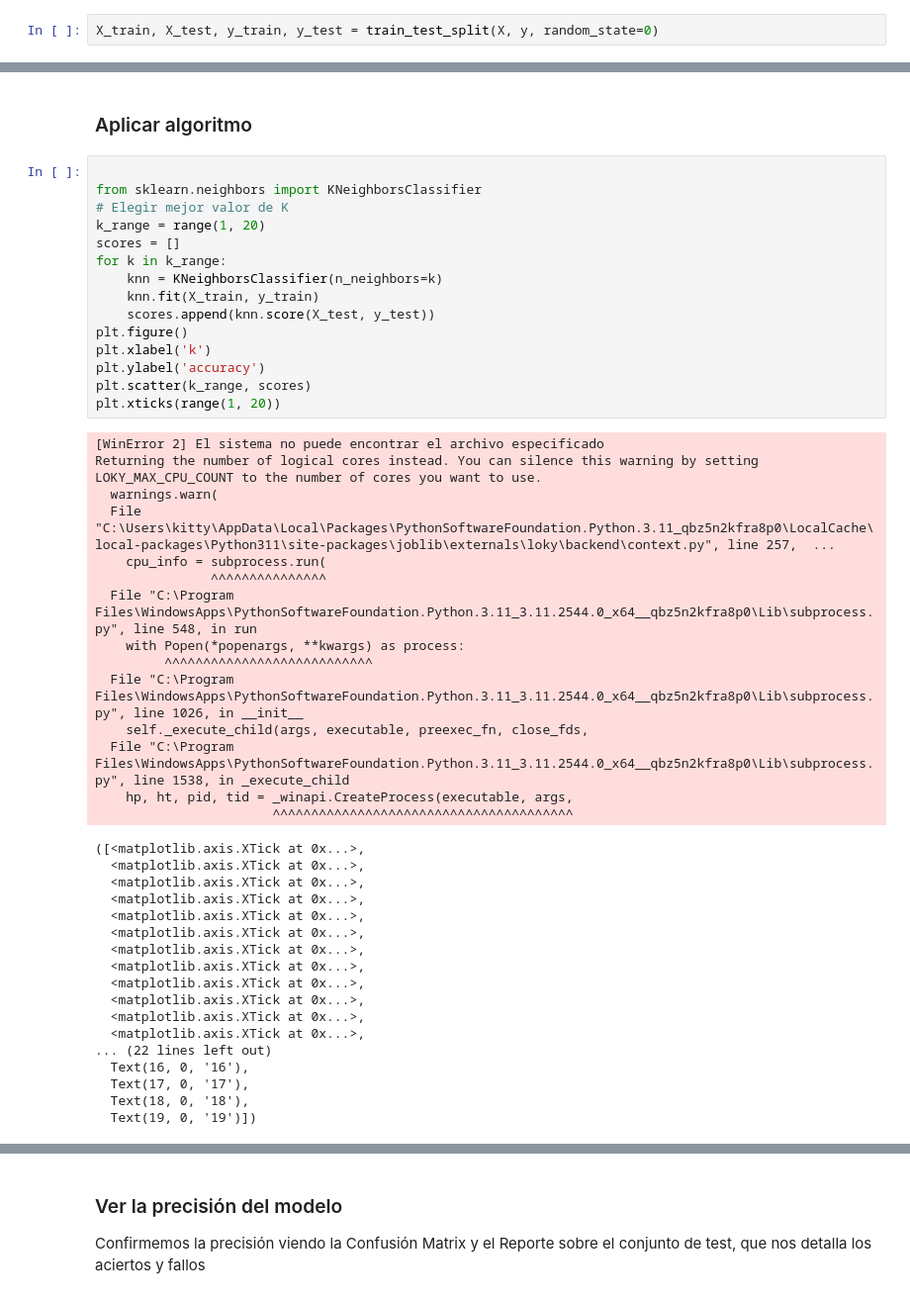
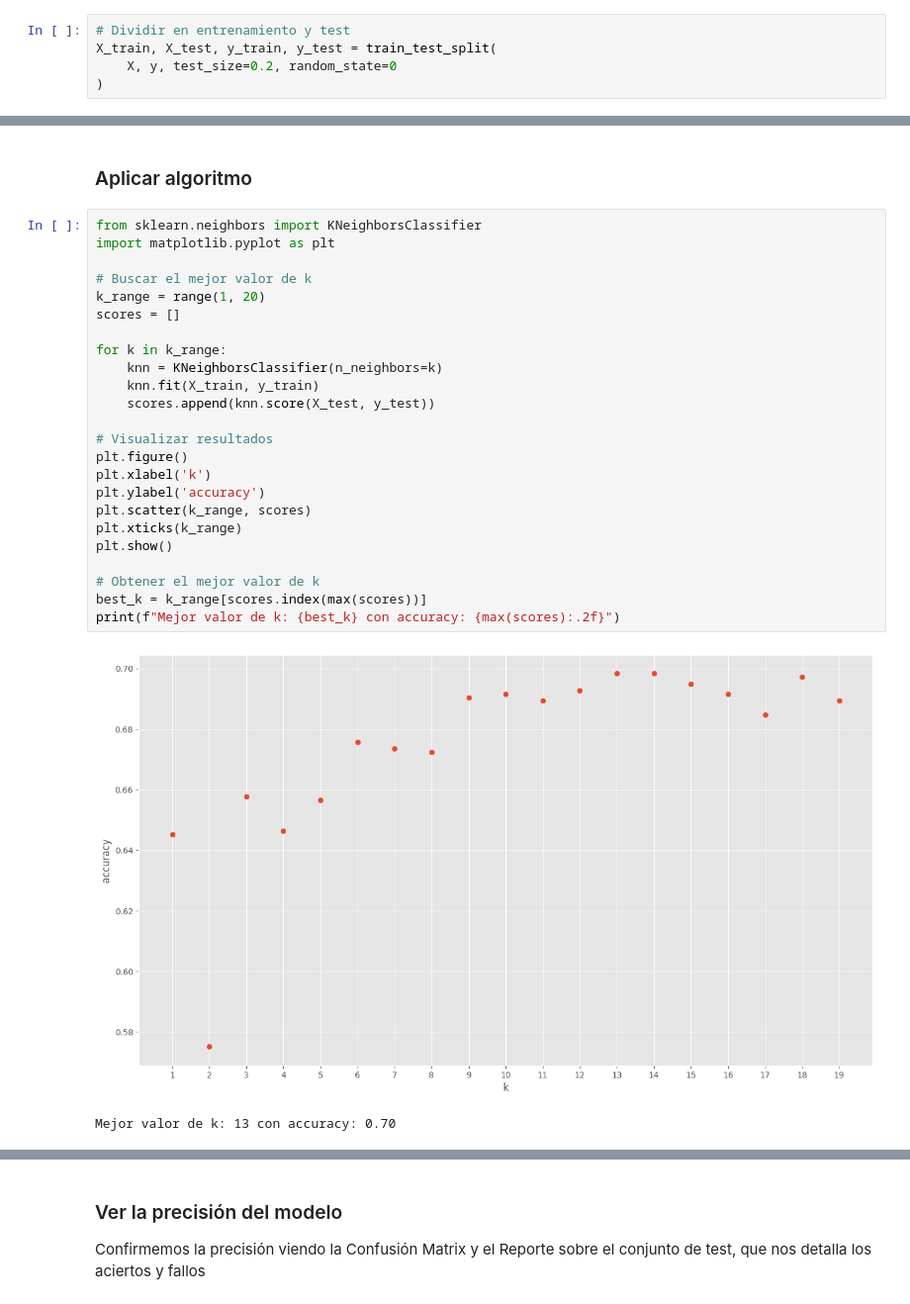
Before and after one commit to criissuarezzz/OriginofMusic, a Jupyter notebook: knn.ipynb, the cells around one changed output, grey strips where cells are left out. Shown: that part at 99% size. Drawn from its saved outputs; the diff is of its cells as text.

```diff
--- a/knn.ipynb
+++ b/knn.ipynb
@@ -72,7 +72,10 @@ for column in X.select_dtypes(include=['object']).columns:
 # %% [markdown]
 ### Separar datos para el entrenamiento y para la prueba del modelo
 # %%
-X_train, X_test, y_train, y_test = train_test_split(X, y, random_state=0)
+# Dividir en entrenamiento y test
+X_train, X_test, y_train, y_test = train_test_split(
+    X, y, test_size=0.2, random_state=0
+)
 # %% [markdown]
 ### Escalar datos
 # %%
@@ -82,49 +85,29 @@ X_test = scaler.transform(X_test)
 # %% [markdown]
 ### Aplicar algoritmo
 # %%
+from sklearn.neighbors import KNeighborsClassifier
+import matplotlib.pyplot as plt
 
-from sklearn.neighbors import KNeighborsClassifier
-# Elegir mejor valor de K
+# Buscar el mejor valor de k
 k_range = range(1, 20)
 scores = []
+
 for k in k_range:
     knn = KNeighborsClassifier(n_neighbors=k)
     knn.fit(X_train, y_train)
     scores.append(knn.score(X_test, y_test))
+
+# Visualizar resultados
 plt.figure()
 plt.xlabel('k')
 plt.ylabel('accuracy')
 plt.scatter(k_range, scores)
-plt.xticks(range(1, 20))
+plt.xticks(k_range)
+plt.show()
+
+# Obtener el mejor valor de k
+best_k = k_range[scores.index(max(scores))]
+print(f"Mejor valor de k: {best_k} con accuracy: {max(scores):.2f}")
 # %% [output]
+[figure, new version]
-[WinError 2] El sistema no puede encontrar el archivo especificado
-Returning the number of logical cores instead. You can silence this warning by setting LOKY_MAX_CPU_COUNT to the number of cores you want to use.
-  warnings.warn(
-  File "C:\Users\kitty\AppData\Local\Packages\PythonSoftwareFoundation.Python.3.11_qbz5n2kfra8p0\LocalCache\local-packages\Python311\site-packages\joblib\externals\loky\backend\context.py", line 257,  ...
-    cpu_info = subprocess.run(
-               ^^^^^^^^^^^^^^^
-  File "C:\Program Files\WindowsApps\PythonSoftwareFoundation.Python.3.11_3.11.2544.0_x64__qbz5n2kfra8p0\Lib\subprocess.py", line 548, in run
-    with Popen(*popenargs, **kwargs) as process:
-         ^^^^^^^^^^^^^^^^^^^^^^^^^^^
-  File "C:\Program Files\WindowsApps\PythonSoftwareFoundation.Python.3.11_3.11.2544.0_x64__qbz5n2kfra8p0\Lib\subprocess.py", line 1026, in __init__
-    self._execute_child(args, executable, preexec_fn, close_fds,
-  File "C:\Program Files\WindowsApps\PythonSoftwareFoundation.Python.3.11_3.11.2544.0_x64__qbz5n2kfra8p0\Lib\subprocess.py", line 1538, in _execute_child
-    hp, ht, pid, tid = _winapi.CreateProcess(executable, args,
-                       ^^^^^^^^^^^^^^^^^^^^^^^^^^^^^^^^^^^^^^^
+Mejor valor de k: 13 con accuracy: 0.70
-([<matplotlib.axis.XTick at 0x...>,
-  <matplotlib.axis.XTick at 0x...>,
-  <matplotlib.axis.XTick at 0x...>,
-  <matplotlib.axis.XTick at 0x...>,
-  <matplotlib.axis.XTick at 0x...>,
-  <matplotlib.axis.XTick at 0x...>,
-  <matplotlib.axis.XTick at 0x...>,
-  <matplotlib.axis.XTick at 0x...>,
-  <matplotlib.axis.XTick at 0x...>,
-  <matplotlib.axis.XTick at 0x...>,
-  <matplotlib.axis.XTick at 0x...>,
-  <matplotlib.axis.XTick at 0x...>,
-... (22 lines left out)
-  Text(16, 0, '16'),
-  Text(17, 0, '17'),
-  Text(18, 0, '18'),
-  Text(19, 0, '19')])
```
Also changed, not shown: parts of 10 cells of this notebook, 2 other files.
